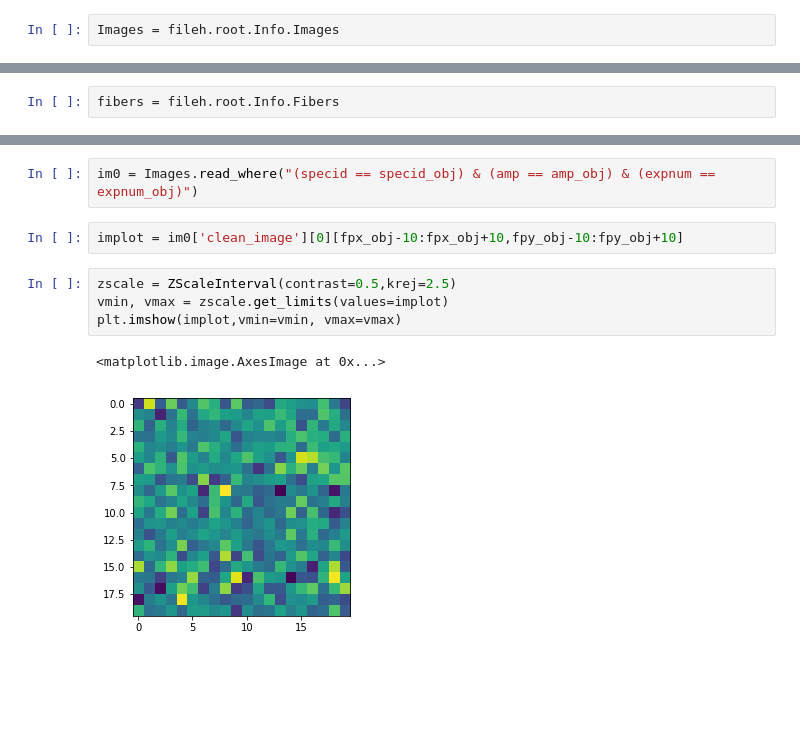
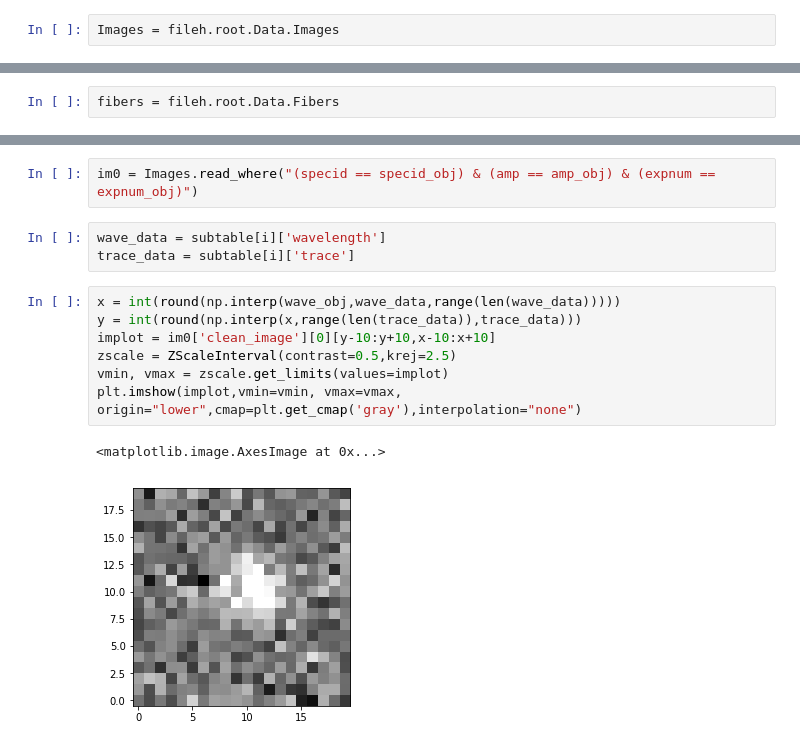
Before and after one commit to HETDEX/hetdex_api, a Jupyter notebook: notebooks/02-Exploring_and_Querying_the_Shot_HDF5_File.ipynb, the cells around one changed output, grey strips where cells are left out. Saved outputs shown, nothing was run; the diff lists cells and outputs as text; blank space fills up the shorter version.

```diff
--- a/notebooks/02-Exploring_and_Querying_the_Shot_HDF5_File.ipynb
+++ b/notebooks/02-Exploring_and_Querying_the_Shot_HDF5_File.ipynb
@@ -42,7 +43,7 @@ fileh.root.Astrometry
 /Astrometry (Group) 'Astrometry Info'
   children := ['CoaddImages' (Group), 'PositionOffsets' (Group), 'QA' (Table), 'fplane' (Table), 'Dithall' (Group), 'StarCatalog' (Table)]
 # %%
-Images = fileh.root.Info.Images
+Images = fileh.root.Data.Images
 # %% [markdown]
 As an example, I will search the file for a very bright known LAE that I know is in this shot. If you want to find out what shots an object is in use the XXXXquery_radecXXX (to be written) function.
 
@@ -54,7 +55,7 @@ wave_obj = 3710.77
 # %% [markdown]
 The fibers table can be linked to a variable (but is not yet pulled into memory)
 # %%
-fibers = fileh.root.Info.Fibers
+fibers = fileh.root.Data.Fibers
 # %% [markdown]
 Use the read_where tables function to access all fibers in the fibers table that are in a 3" aperture of the objects position.
 # %%
@@ -100,12 +101,16 @@ fpx_obj = int(subtable[i]['fpx'])
 fpy_obj = int(subtable[i]['fpy'])
 # %%
 im0 = Images.read_where("(specid == specid_obj) & (amp == amp_obj) & (expnum == expnum_obj)")
-# %%
-implot = im0['clean_image'][0][fpx_obj-10:fpx_obj+10,fpy_obj-10:fpy_obj+10]
+# %%
+wave_data = subtable[i]['wavelength']
+trace_data = subtable[i]['trace']
 # %%
+x = int(round(np.interp(wave_obj,wave_data,range(len(wave_data)))))
+y = int(round(np.interp(x,range(len(trace_data)),trace_data)))
+implot = im0['clean_image'][0][y-10:y+10,x-10:x+10]
 zscale = ZScaleInterval(contrast=0.5,krej=2.5)
 vmin, vmax = zscale.get_limits(values=implot)
-plt.imshow(implot,vmin=vmin, vmax=vmax)
+plt.imshow(implot,vmin=vmin, vmax=vmax, origin="lower",cmap=plt.get_cmap('gray'),interpolation="none")
 # %% [output]
 <matplotlib.image.AxesImage at 0x...>
-[figure, old version]
+[figure, new version]
```
Also changed, not shown: parts of 1 cell of this notebook.
